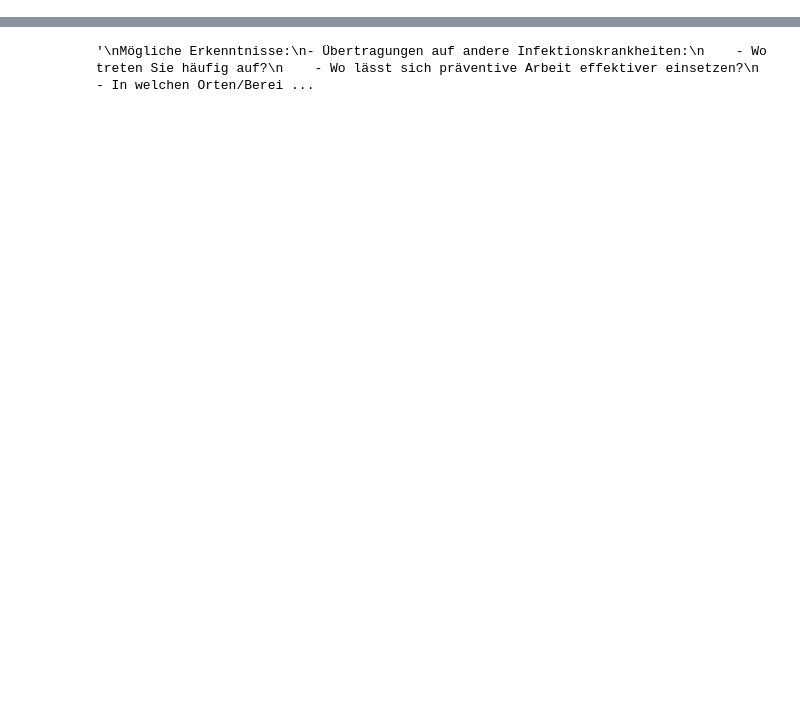
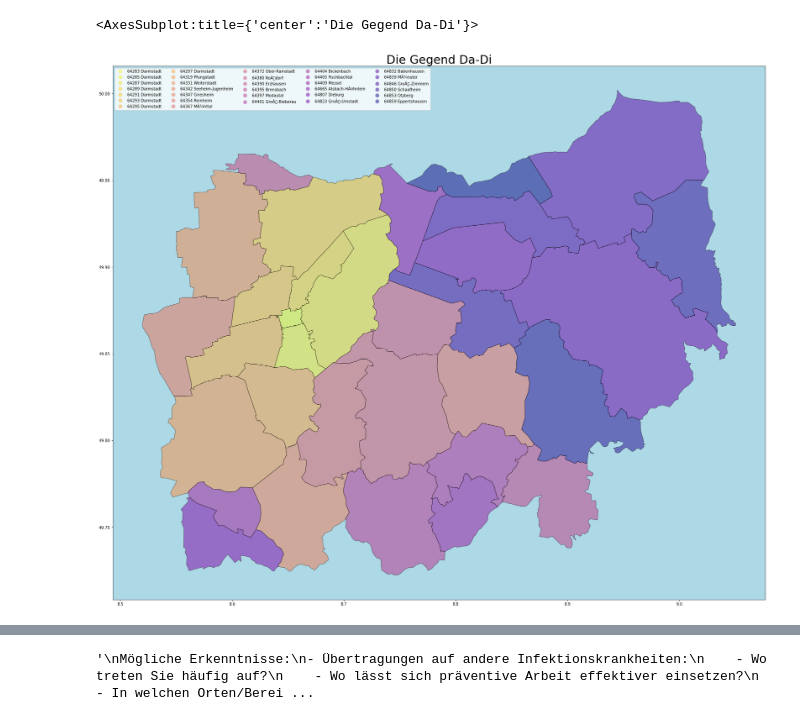
Before and after one commit to Austernpilz/Datenanalyse-CVD, a Jupyter notebook: Test lauf, Datenanalyse.ipynb, the cells around one changed output, grey strips where cells are left out. Saved outputs shown, nothing was run; the diff lists cells and outputs as text; code cells hidden in the pictures; blank space fills up the shorter version.

```diff
--- a/Test lauf, Datenanalyse.ipynb
+++ b/Test lauf, Datenanalyse.ipynb
@@ -248,0 +337,5 @@ def geojson_create(geodata:gpd.GeoDataFrame):
+# %%
+plot_map_of_area(geodata_dadi_1)
+# %% [output]
+<AxesSubplot:title={'center':'Die Gegend Da-Di'}>
+[figure, added]
```
Also changed, not shown: parts of 20 cells of this notebook.
